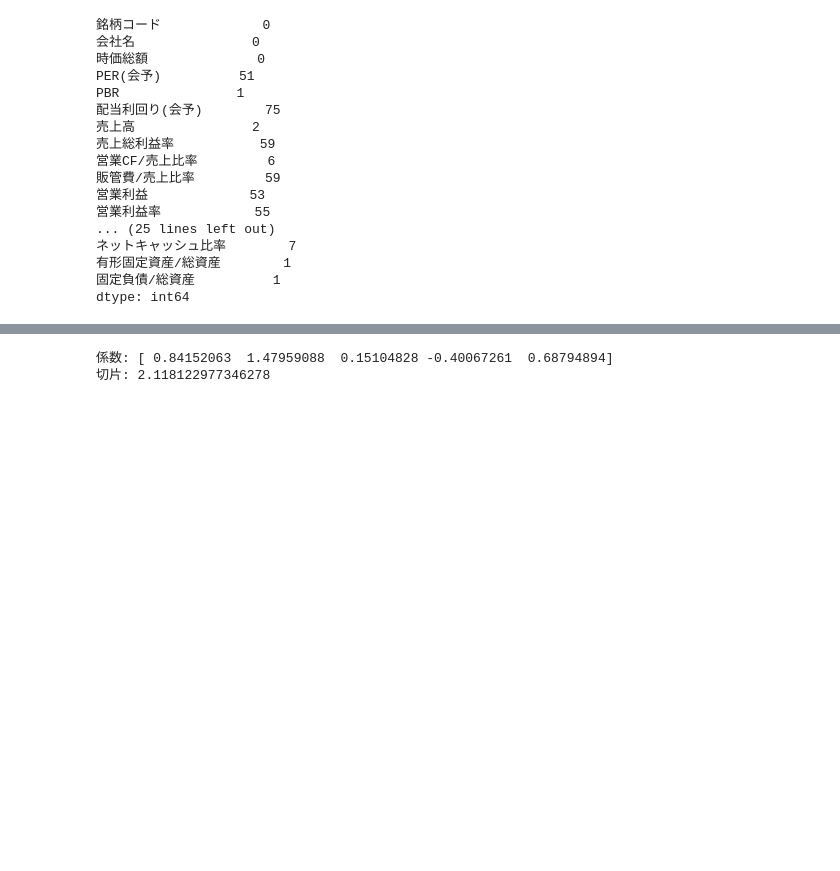
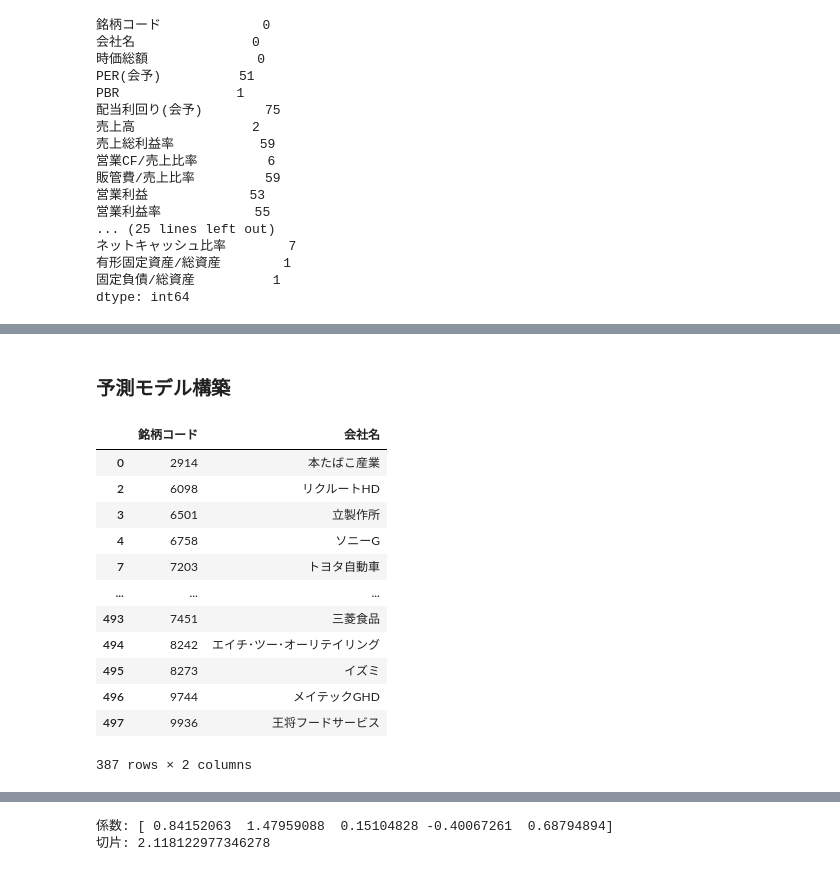
Before and after one commit to yoshi-fund/Predict-PBR, a Jupyter notebook: pbr/improv-PBR-Model.ipynb, the cells around one changed output, grey strips where cells are left out. Saved outputs shown, nothing was run; the diff lists cells and outputs as text; code cells hidden in the pictures; blank space fills up the shorter version.

```diff
--- a/pbr/improv-PBR-Model.ipynb
+++ b/pbr/improv-PBR-Model.ipynb
@@ -367,0 +365,20 @@ print('平均絶対誤差 (MAE): {}'.format(np.mean(mae_scores)))
+# %% [markdown]
+### 予測モデル構築
+# %%
+company_names_col = company_names[['銘柄コード','会社名']]
+
+company_names_col
+# %% [output]
+|  | 銘柄コード | 会社名 |
+| 0 | 2914 | 本たばこ産業 |
+| 2 | 6098 | リクルートHD |
+| 3 | 6501 | 立製作所 |
+| 4 | 6758 | ソニーG |
+| 7 | 7203 | トヨタ自動車 |
+| ... | ... | ... |
+| 493 | 7451 | 三菱食品 |
+| 494 | 8242 | エイチ･ツー･オーリテイリング |
+| 495 | 8273 | イズミ |
+| 496 | 9744 | メイテックGHD |
+| 497 | 9936 | 王将フードサービス |
+387 rows × 2 columns
```
Also changed, not shown: parts of 22 cells of this notebook.
